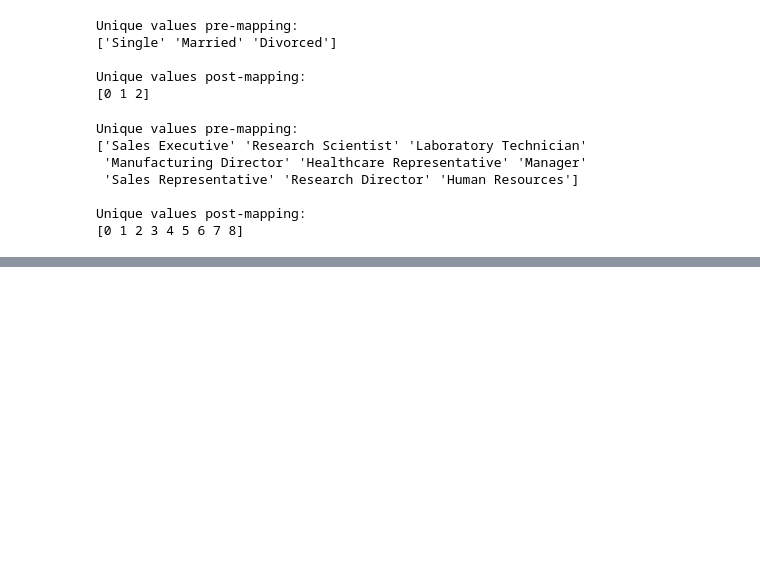
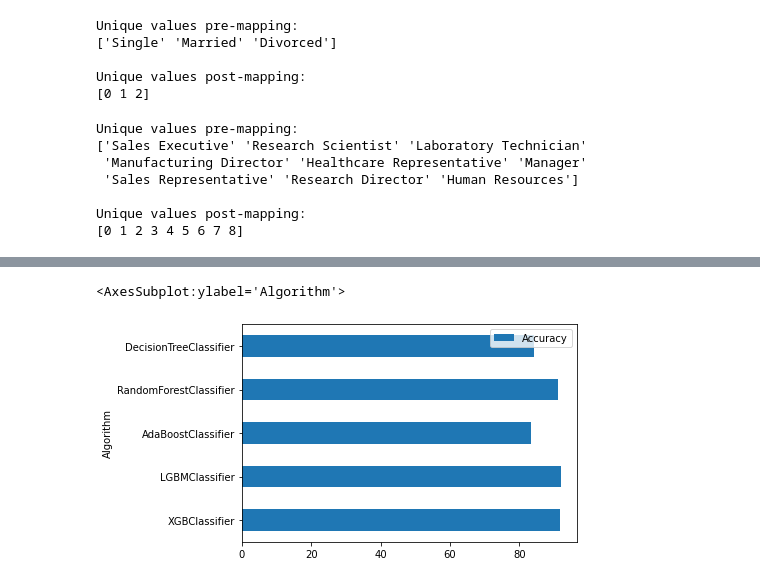
Before and after one commit to iamunik/Employee-Attrition, a Jupyter notebook: Machine Learning/Attrition model.ipynb, the cells around one changed output, grey strips where cells are left out. Saved outputs shown, nothing was run; the diff lists cells and outputs as text; code cells hidden in the pictures; blank space fills up the shorter version.

```diff
--- a/Machine Learning/Attrition model.ipynb
+++ b/Machine Learning/Attrition model.ipynb
@@ -265,0 +293,34 @@ The Pearson Correlation Coefficient of 'YearsWithCurrManager' is -0.156199315901
+# %%
+# AdaBoostClassifier
+from sklearn.ensemble import AdaBoostClassifier
+adaBoost = AdaBoostClassifier()
+
+start = time()
+
+adaBoost.fit(train_x, train_y)
+adaBoost_pred = adaBoost.predict(test_x)
+
+speed['AdaBoostClassifier'] = np.round(time() - start, 3)
+accuracy['AdaBoostClassifier'] = np.round(f1_score(test_y, adaBoost_pred) * 100, 3)
+# %%
+from sklearn.ensemble import RandomForestClassifier
+rfc = RandomForestClassifier()
+
+start = time()
+
+rfc.fit(train_x, train_y)
+rfc_pred = rfc.predict(test_x)
+
+speed['RandomForestClassifier'] = np.round(time() - start, 3)
+accuracy['RandomForestClassifier'] = np.round(f1_score(test_y, rfc_pred) * 100, 3)
+# %%
+from sklearn.tree import DecisionTreeClassifier
+dtc= DecisionTreeClassifier()
+
+start = time()
+
+dtc.fit(train_x, train_y)
+dtc_pred = dtc.predict(test_x)
+
+speed['DecisionTreeClassifier'] = np.round(time() - start, 3)
+accuracy['DecisionTreeClassifier'] = np.round(f1_score(test_y, dtc_pred) * 100, 3)
@@ -265,0 +337,4 @@ The Pearson Correlation Coefficient of 'YearsWithCurrManager' is -0.156199315901
+# %%
+# Creating a dataframe for each of the dictionaries
+accuracy_df = pd.DataFrame(list(accuracy.items()), columns=['Algorithm', 'Accuracy'])
+speed_df = pd.DataFrame(list(speed.items()), columns=['Algorithm', 'Time'])
@@ -265,0 +350,6 @@ The Pearson Correlation Coefficient of 'YearsWithCurrManager' is -0.156199315901
+# %%
+accuracy_df.plot(kind='barh', x='Algorithm', y='Accuracy')
+plt.title("Accuracy of each algorithm");
+# %% [output]
+<AxesSubplot:ylabel='Algorithm'>
+[figure, added]
```
Also changed, not shown: parts of 33 cells of this notebook.
